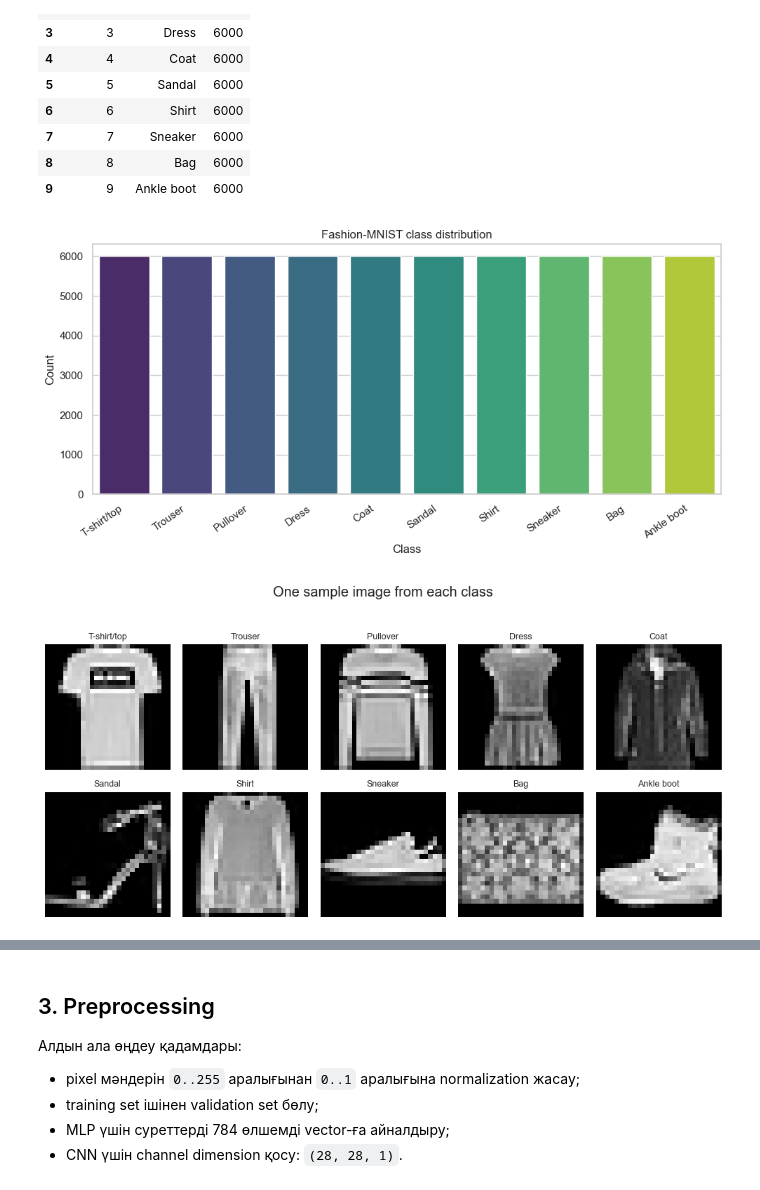
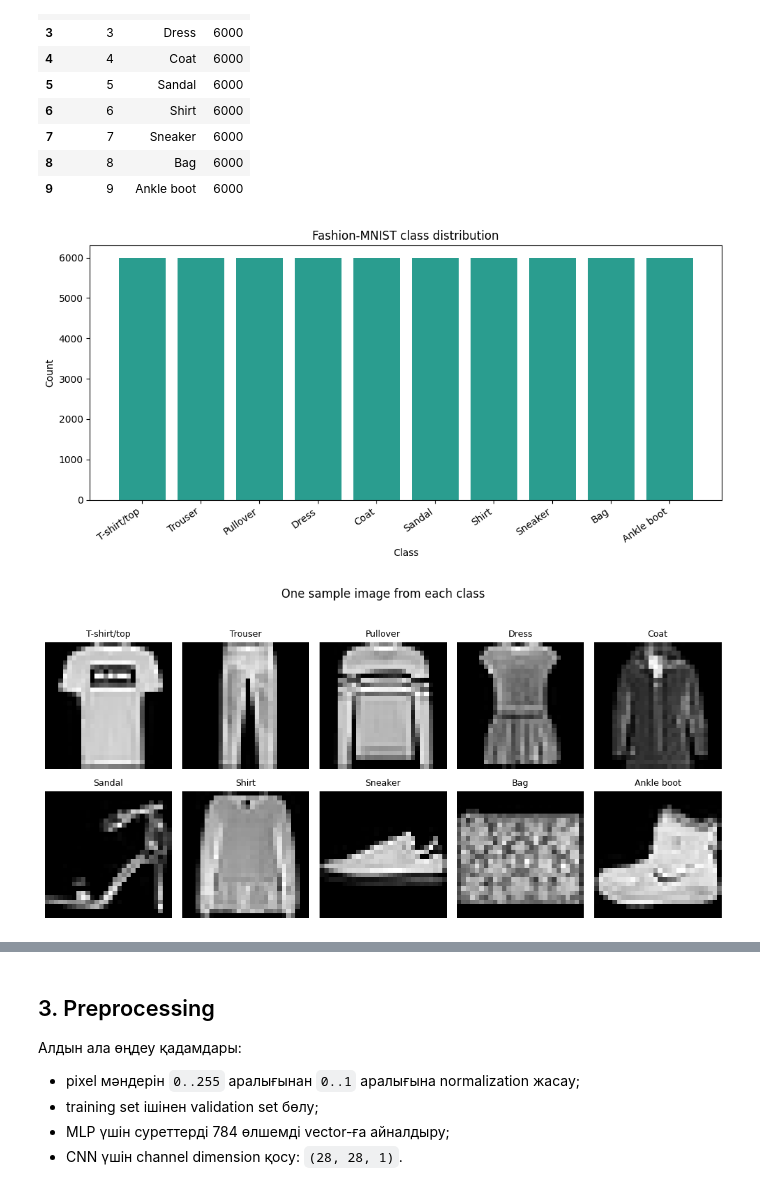
Before and after one commit to ansaganakhat/project-1, a Jupyter notebook: midterm2_fashion_mnist/notebooks/fashion_mnist_midterm2.ipynb, the cells around one changed output, grey strips where cells are left out. Saved outputs shown, nothing was run; the diff lists cells and outputs as text; code cells hidden in the pictures.

```diff
--- a/midterm2_fashion_mnist/notebooks/fashion_mnist_midterm2.ipynb
+++ b/midterm2_fashion_mnist/notebooks/fashion_mnist_midterm2.ipynb
@@ -38,14 +39,10 @@ from pathlib import Path
 import matplotlib.pyplot as plt
 import numpy as np
 import pandas as pd
-import seaborn as sns
 import tensorflow as tf
-from sklearn.metrics import classification_report, confusion_matrix
-from sklearn.model_selection import train_test_split
 from tensorflow import keras
 from tensorflow.keras import layers
 
-sns.set_theme(style="whitegrid")
 keras.utils.set_random_seed(42)
 
 PROJECT_DIR = Path.cwd()
@@ -168,23 +232,16 @@ class_df
 | 9 | 9 | Ankle boot | 6000 |
 # %%
 plt.figure(figsize=(10, 5))
-sns.barplot(
-    data=class_df,
-    x="class_name",
-    y="count",
-    hue="class_name",
-    palette="viridis",
-    legend=False,
-)
+plt.bar(class_df["class_name"], class_df["count"], color="#2a9d8f")
 plt.title("Fashion-MNIST class distribution")
 plt.xlabel("Class")
 plt.ylabel("Count")
 plt.xticks(rotation=35, ha="right")
 plt.tight_layout()
 plt.savefig(FIGURES_DIR / "class_distribution.png", dpi=160)
 plt.show()
 # %% [output]
-[figure, old version]
+[figure, new version]
 # %%
 plt.figure(figsize=(10, 5))
 for class_id, class_name in enumerate(CLASS_NAMES):
@@ -198,7 +255,7 @@ plt.tight_layout()
 plt.savefig(FIGURES_DIR / "sample_images.png", dpi=160)
 plt.show()
 # %% [output]
-[figure, old version]
+[figure, new version]
 # %%
 pixel_stats = pd.DataFrame(
     {
```
Also changed, not shown: parts of 10 cells of this notebook, 13 other files.
